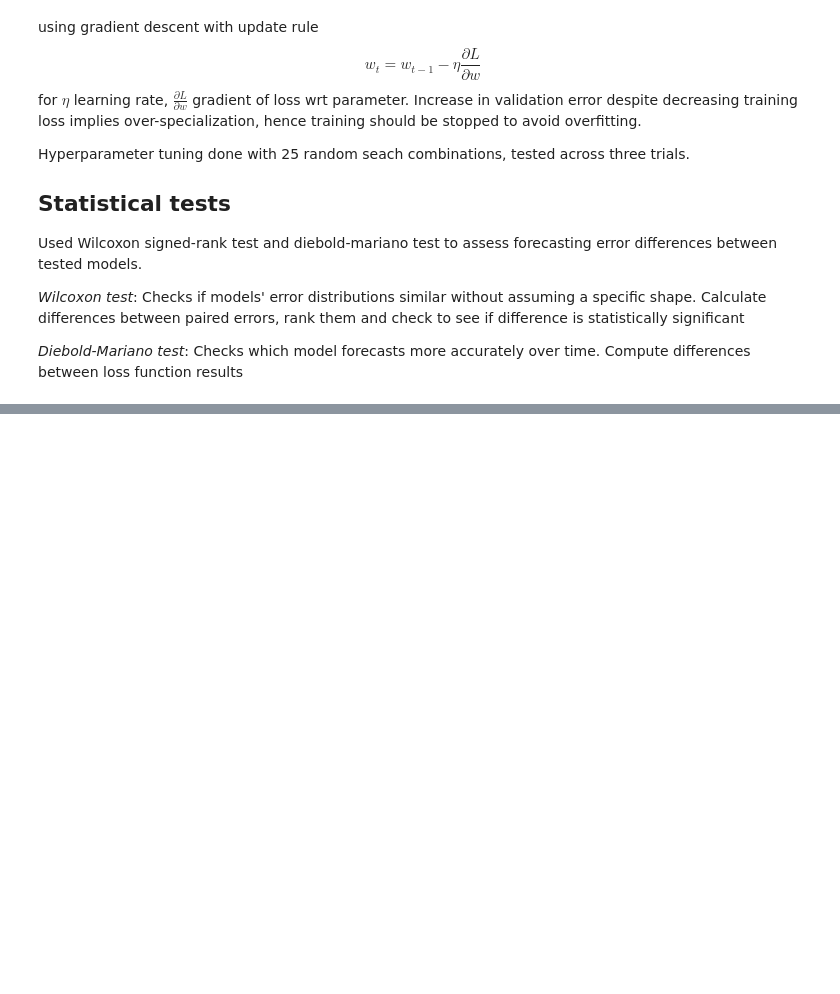
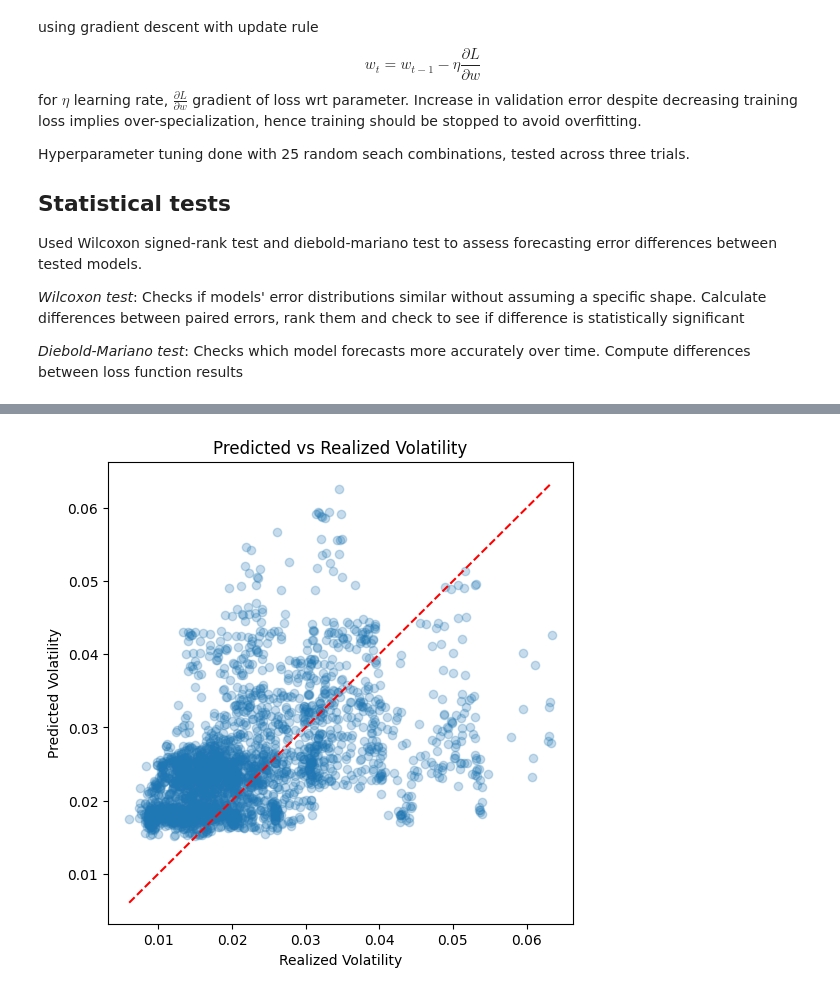
Before and after one commit to abkis/erdos-2026-volatility-models, a Jupyter notebook: notes/ML model/notes.ipynb, the cells around one changed output, grey strips where cells are left out. Saved outputs shown, nothing was run; the diff lists cells and outputs as text; code cells hidden in the pictures; blank space fills up the shorter version.

```diff
--- a/notes/ML model/notes.ipynb
+++ b/notes/ML model/notes.ipynb
@@ -160,0 +412,20 @@ Used Wilcoxon signed-rank test and diebold-mariano test to assess forecasting er
+# %%
+plt.figure(figsize=(6,6))
+
+plt.scatter(
+    results["realized_vol"],
+    results["predicted_vol"],
+    alpha=0.25
+)
+
+minv = min(results["realized_vol"].min(), results["predicted_vol"].min())
+maxv = max(results["realized_vol"].max(), results["predicted_vol"].max())
+
+plt.plot([minv, maxv], [minv, maxv], "r--")
+
+plt.title("Predicted vs Realized Volatility")
+plt.xlabel("Realized Volatility")
+plt.ylabel("Predicted Volatility")
+plt.show()
+# %% [output]
+[figure, added]
```
Also changed, not shown: parts of 21 cells of this notebook.
